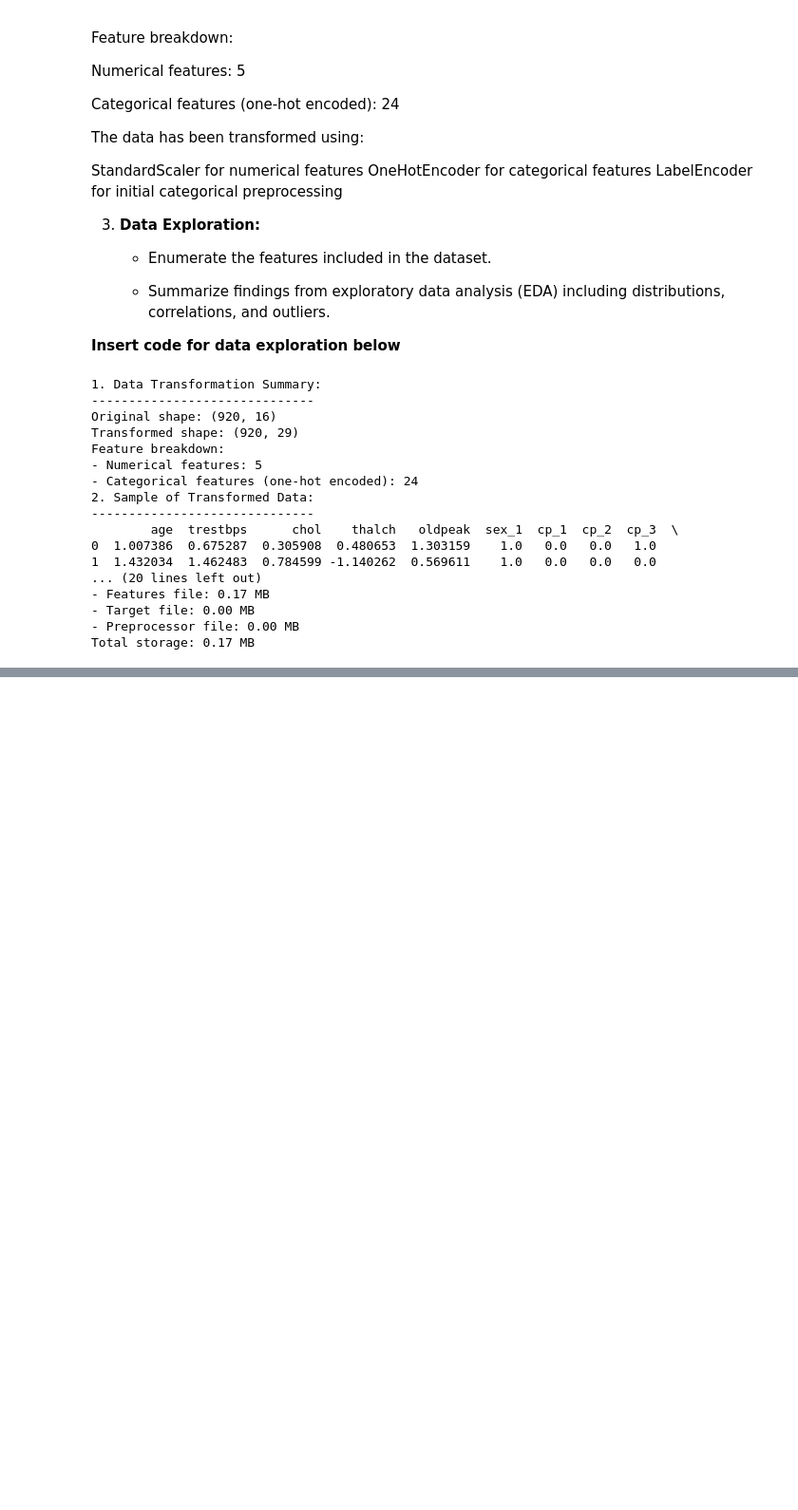
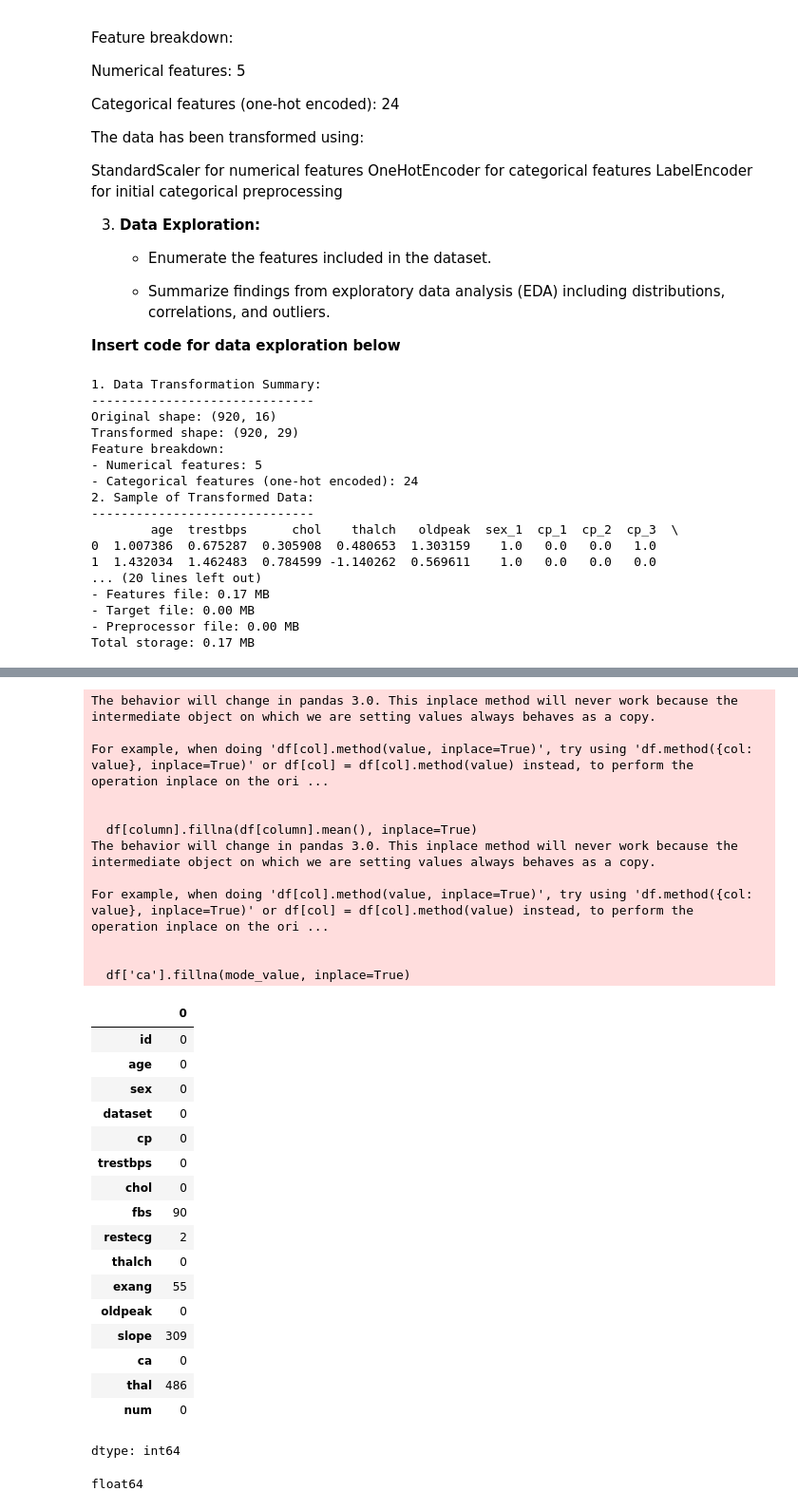
Before and after one commit to davyleroy/ML_data_preprocessing, a Jupyter notebook: ml_pipeline_davy_data_preprocessing.ipynb, the cells around one changed output, grey strips where cells are left out. Shown at 95% size. Saved outputs shown, nothing was run; the diff lists cells and outputs as text; code cells hidden in the pictures; blank space fills up the shorter version.

```diff
--- a/ml_pipeline_davy_data_preprocessing.ipynb
+++ b/ml_pipeline_davy_data_preprocessing.ipynb
@@ -300,0 +568,47 @@ Total storage: 0.17 MB
+# %%
+# Impute missing values
+# For numerical columns, use mean
+for column in ['trestbps', 'chol', 'thalch', 'oldpeak']:
+    df[column].fillna(df[column].mean(), inplace=True)
+
+# For 'ca', which is categorical, use mode
+mode_value = df['ca'].mode()[0]
+df['ca'].fillna(mode_value, inplace=True)
+
+# Verify that there are no more missing values
+df.isnull().sum()
+# %% [output]
+The behavior will change in pandas 3.0. This inplace method will never work because the intermediate object on which we are setting values always behaves as a copy.
+
+For example, when doing 'df[col].method(value, inplace=True)', try using 'df.method({col: value}, inplace=True)' or df[col] = df[col].method(value) instead, to perform the operation inplace on the ori ...
+
+
+  df[column].fillna(df[column].mean(), inplace=True)
+The behavior will change in pandas 3.0. This inplace method will never work because the intermediate object on which we are setting values always behaves as a copy.
+
+For example, when doing 'df[col].method(value, inplace=True)', try using 'df.method({col: value}, inplace=True)' or df[col] = df[col].method(value) instead, to perform the operation inplace on the ori ...
+
+
+  df['ca'].fillna(mode_value, inplace=True)
+|  | 0 |
+| id | 0 |
+| age | 0 |
+| sex | 0 |
+| dataset | 0 |
+| cp | 0 |
+| trestbps | 0 |
+| chol | 0 |
+| fbs | 90 |
+| restecg | 2 |
+| thalch | 0 |
+| exang | 55 |
+| oldpeak | 0 |
+| slope | 309 |
+| ca | 0 |
+| thal | 486 |
+| num | 0 |
+dtype: int64
+# %%
+print(df['age'].dtype)  # Assuming 'age' is the column
+# %% [output]
+float64
```
Also changed, not shown: parts of 20 cells of this notebook.
